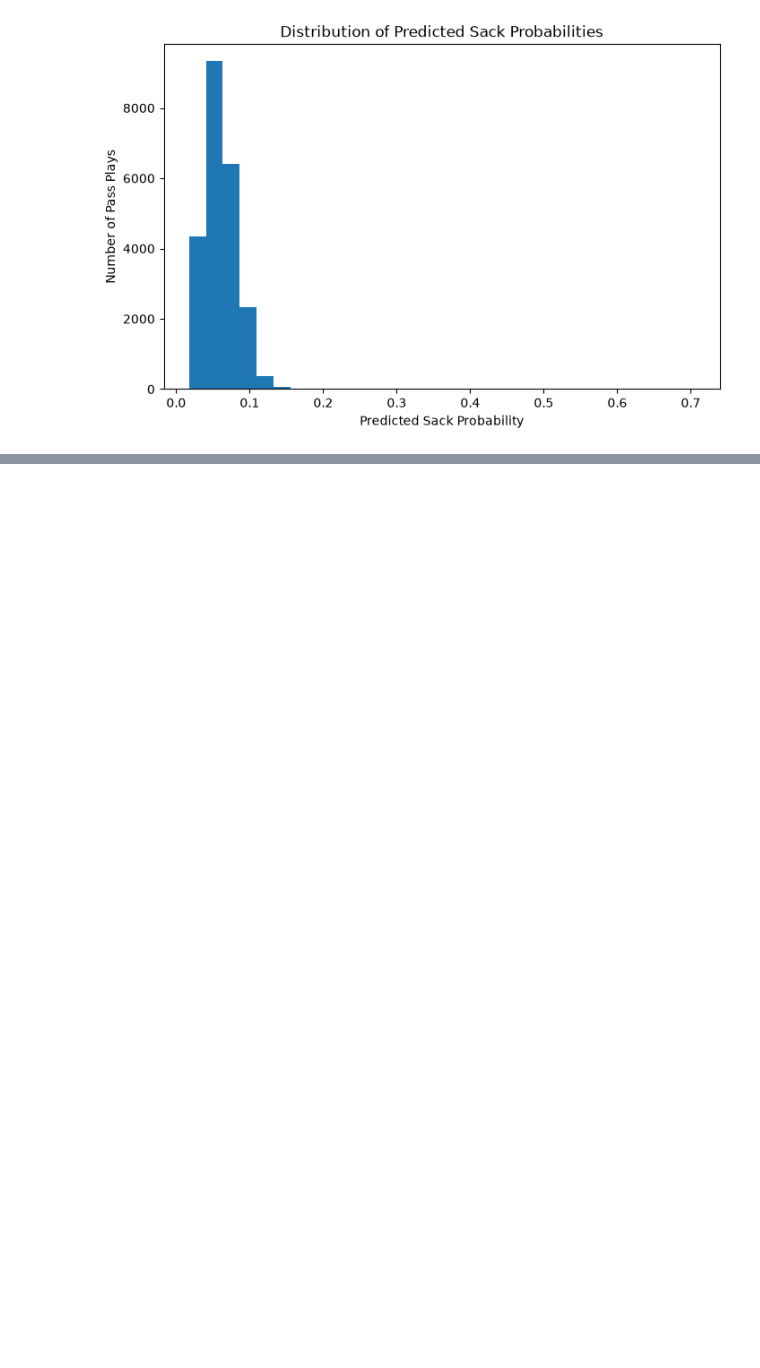
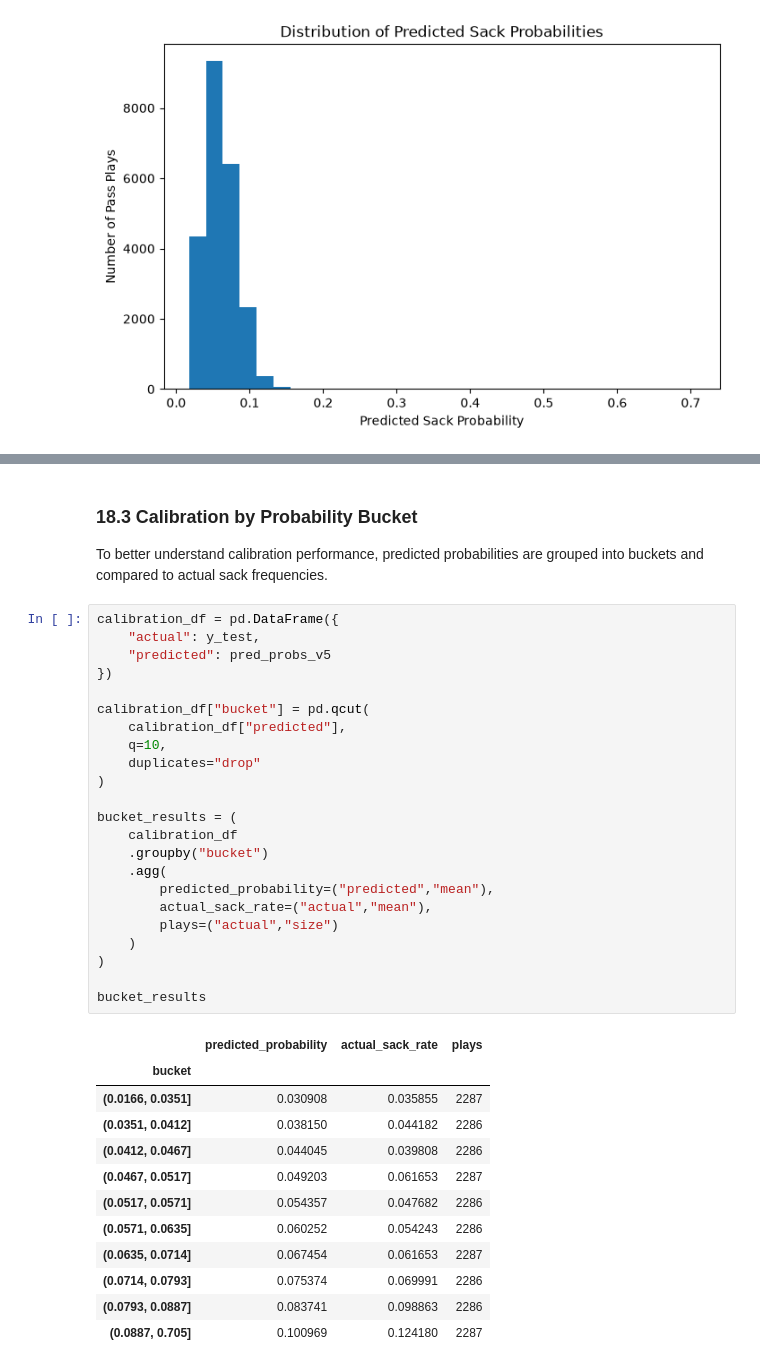
Before and after one commit to ethanfr10/NFL-Sack-Prediction, a Jupyter notebook: notebooks/01_data_exploration.ipynb, the cells around one changed output, grey strips where cells are left out. Saved outputs shown, nothing was run; the diff lists cells and outputs as text; blank space fills up the shorter version.

```diff
--- a/notebooks/01_data_exploration.ipynb
+++ b/notebooks/01_data_exploration.ipynb
@@ -1469,0 +1551,40 @@ plt.show()
+# %% [markdown]
+### 18.3 Calibration by Probability Bucket
+
+To better understand calibration performance, predicted probabilities are grouped into buckets and compared to actual sack frequencies.
+# %%
+calibration_df = pd.DataFrame({
+    "actual": y_test,
+    "predicted": pred_probs_v5
+})
+
+calibration_df["bucket"] = pd.qcut(
+    calibration_df["predicted"],
+    q=10,
+    duplicates="drop"
+)
+
+bucket_results = (
+    calibration_df
+    .groupby("bucket")
+    .agg(
+        predicted_probability=("predicted","mean"),
+        actual_sack_rate=("actual","mean"),
+        plays=("actual","size")
+    )
+)
+
+bucket_results
+# %% [output]
+|  | predicted_probability | actual_sack_rate | plays |
+| bucket |  |  |  |
+| (0.0166, 0.0351] | 0.030908 | 0.035855 | 2287 |
+| (0.0351, 0.0412] | 0.038150 | 0.044182 | 2286 |
+| (0.0412, 0.0467] | 0.044045 | 0.039808 | 2286 |
+| (0.0467, 0.0517] | 0.049203 | 0.061653 | 2287 |
+| (0.0517, 0.0571] | 0.054357 | 0.047682 | 2286 |
+| (0.0571, 0.0635] | 0.060252 | 0.054243 | 2286 |
+| (0.0635, 0.0714] | 0.067454 | 0.061653 | 2287 |
+| (0.0714, 0.0793] | 0.075374 | 0.069991 | 2286 |
+| (0.0793, 0.0887] | 0.083741 | 0.098863 | 2286 |
+| (0.0887, 0.705] | 0.100969 | 0.124180 | 2287 |
```
Also changed, not shown: parts of 15 cells of this notebook, 2 other files.
